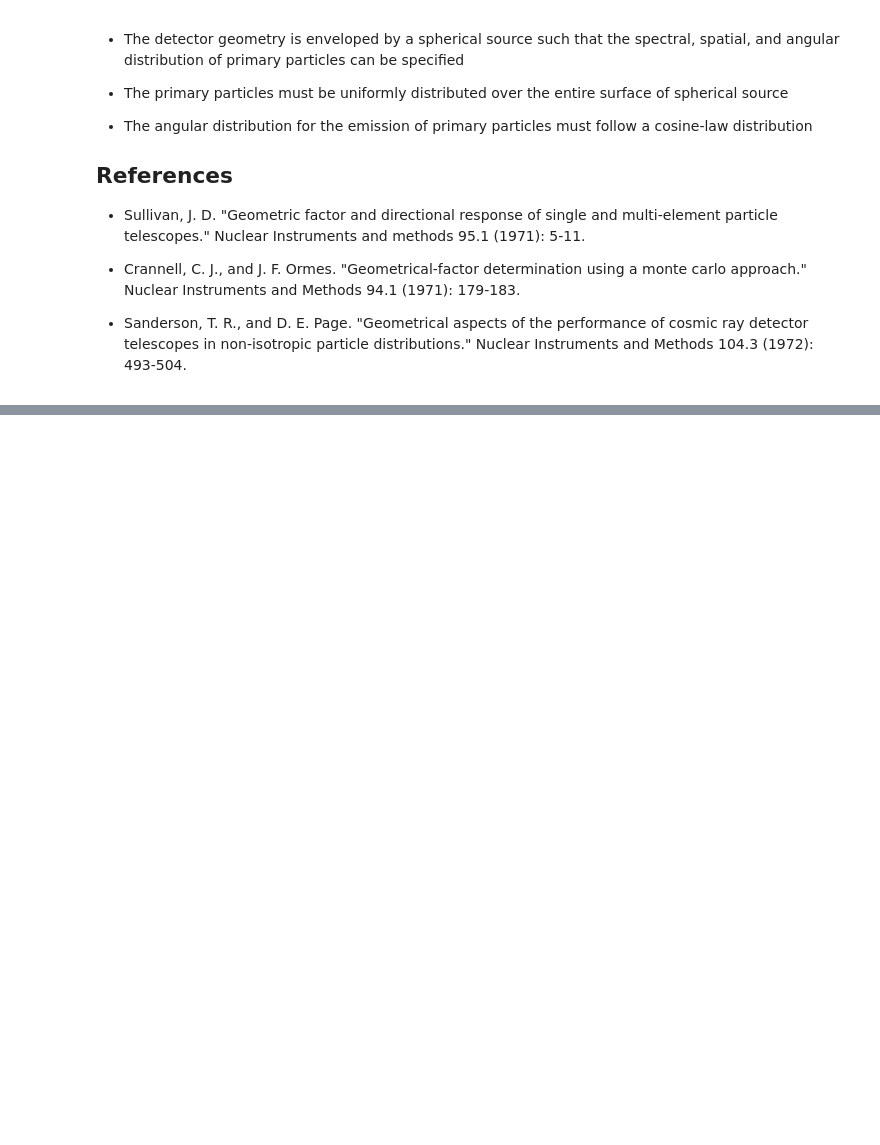
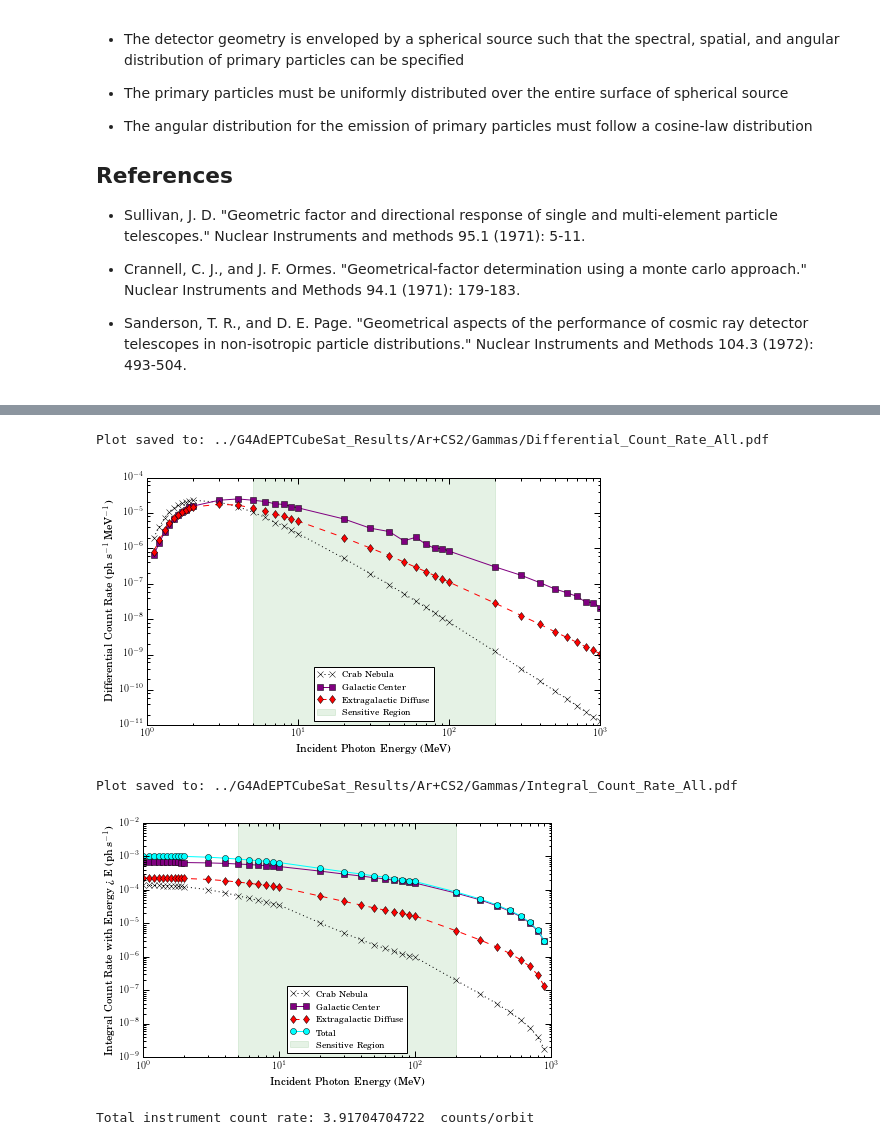
Before and after one commit to mkurnell/G4AdEPTCubeSat-Analysis, a Jupyter notebook: G4AdEPTCubeSat Geometry Factor.ipynb, the cells around one changed output, grey strips where cells are left out. Cells and saved outputs as stored; diff of their text form; code cells hidden in the pictures; blank space fills up the shorter version.

```diff
--- a/G4AdEPTCubeSat Geometry Factor.ipynb
+++ b/G4AdEPTCubeSat Geometry Factor.ipynb
@@ -711,0 +941,74 @@ Plot saved to: ../G4AdEPTCubeSat_Results/Ar+CS2/Gammas/Energy_Depositron_Gamma.p
+# %%
+##########################################################################################
+# Plot the differential count rates
+figD, axD = plt.subplots()
+plot1 = axD.loglog(Energies_MeV,diffCountRateCrab,'kx:',label='Crab Nebula')
+plot2 = axD.loglog(acceptedEnergy,diffCountRateCore,color='purple',marker='s',label='Galactic Center')
+plot3 = axD.loglog(Energies_MeV,diffCountRate, 'rd--', label='Extragalactic Diffuse')
+
+axD.set_ylabel(r'Differential Count Rate (ph s$^{-1}$ MeV$^{-1}$)')
+axD.set_xlabel('Incident Photon Energy (MeV)')
+axD.set_ylim(1e-11, 1e-4)
+axD.set_xlim(1, 1000)
+axD.fill_between([5,200], 1e-11, 1e-4, color='green', alpha=0.1, label='Sensitive Region')
+
+# ax1 = axD.twinx()
+# plot4 = ax1.loglog(Energies_MeV,G_Pair,'b-',label='Geometric Factor')
+# ax1.set_xlabel('Incident Gamma Energy (MeV)')
+# ax1.set_ylabel('Geometric Factor (cm$^2$ sr)')
+# ax1.yaxis.label.set_color('blue')
+# ax1.tick_params(which='major',axis='y', colors='blue')
+# ax1.tick_params(which='minor',axis='y', colors='blue')
+# ax1.spines['right'].set_color('blue')
+# ax1.set_xlim(1, 1e3)
+# ax1.set_ylim(1e-4, 2e0)
+
+# PLOT = plot1+plot2+plot3
+# labs = [l.get_label() for l in PLOT]
+axD.legend(loc='lower center')
+
+plt.tight_layout()
+
+file_figD = 'Differential_Count_Rate_All.pdf'
+plt.savefig(DataFolder + file_figD, bbox_inches="tight")
+print 'Plot saved to: ' + (DataFolder+file_figD)
+
+plt.show(figD)
+
+##########################################################################################
+# Plot the integral count rates
+intCountRateTotal = np.array([])
+for i in range(0,len(intCountRate1)):
+    if acceptedEnergy[i]==Energies_MeV[i]:
+        intCountRateTotal = np.append(intCountRateTotal,intCountRateCrab_Avg[i]+intCountRateCore_Avg[i]+intCountRate1[i])
+    else:
+        intCountRateTotal = np.append(intCountRateTotal,intCountRateCrab_Avg[i]+intCountRate1[i])
+        print 'True'
+
+figI, axI = plt.subplots()
+plotI1 = axI.loglog(Energies_MeV,intCountRateCrab_Avg,'kx:',label='Crab Nebula')
+plotI2 = axI.loglog(acceptedEnergy,intCountRateCore_Avg,color='purple',marker='s',label='Galactic Center')
+plotI3 = axI.loglog(Energies_MeV,intCountRate1, 'rd--', label='Extragalactic Diffuse')
+plotI4 = axI.loglog(Energies_MeV,intCountRateTotal, color='cyan',marker='o',label='Total')
+
+axI.set_ylabel(r'Integral Count Rate with Energy > E (ph s$^{-1}$)')
+axI.set_xlabel('Incident Photon Energy (MeV)')
+axI.set_ylim(1e-9, 1e-2)
+axI.set_xlim(1, 1000)
+axI.fill_between([5,200], 1e-11, 1e0, color='green', alpha=0.1, label='Sensitive Region')
+
+axI.legend(loc='lower center')
+
+file_figI = 'Integral_Count_Rate_All.pdf'
+plt.savefig(DataFolder + file_figI, bbox_inches="tight")
+print 'Plot saved to: ' + (DataFolder+file_figI)
+
+plt.show(figI)
+
+print "Total instrument count rate:", max(intCountRateCore_Avg)*5400*0.65+max(intCountRateCrab_Avg)*2700+max(intCountRate1)*5400,' counts/orbit'
+# %% [output]
+Plot saved to: ../G4AdEPTCubeSat_Results/Ar+CS2/Gammas/Differential_Count_Rate_All.pdf
+[figure, added]
+Plot saved to: ../G4AdEPTCubeSat_Results/Ar+CS2/Gammas/Integral_Count_Rate_All.pdf
+[figure, added]
+Total instrument count rate: 3.91704704722  counts/orbit
```
Also changed, not shown: parts of 14 cells of this notebook, 1 other file.
